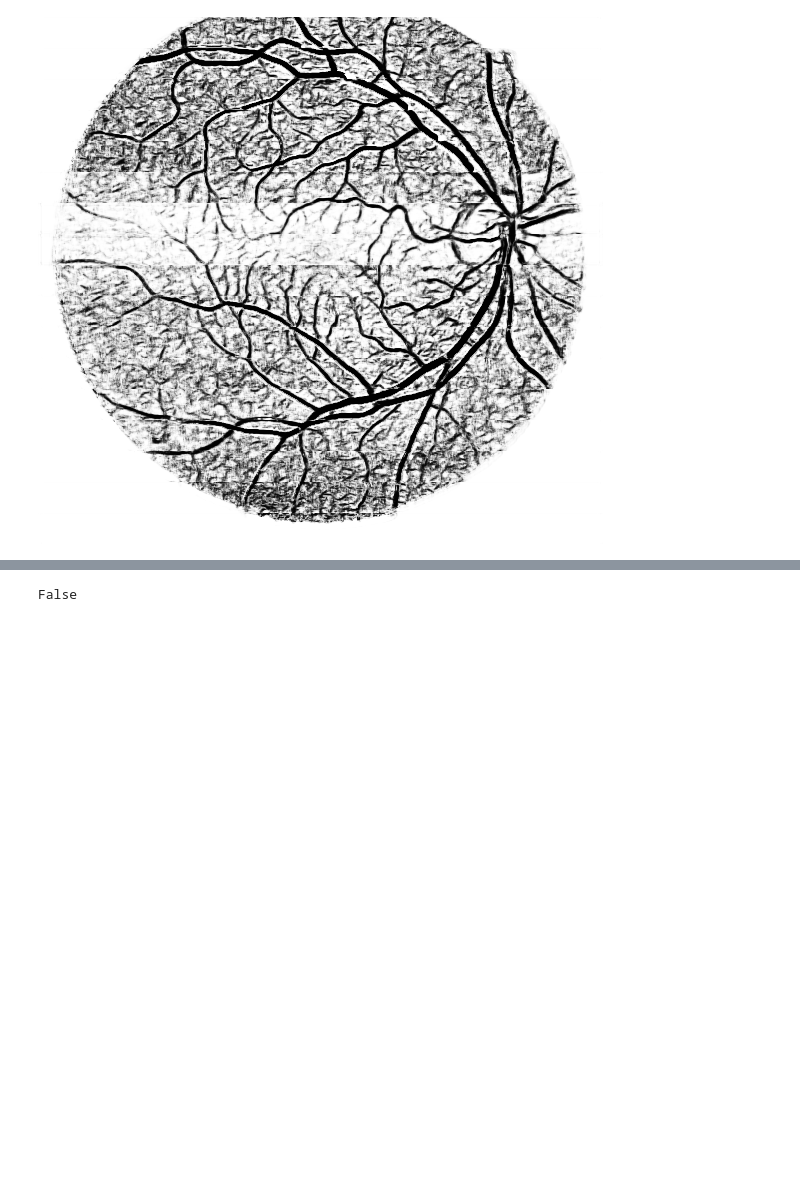
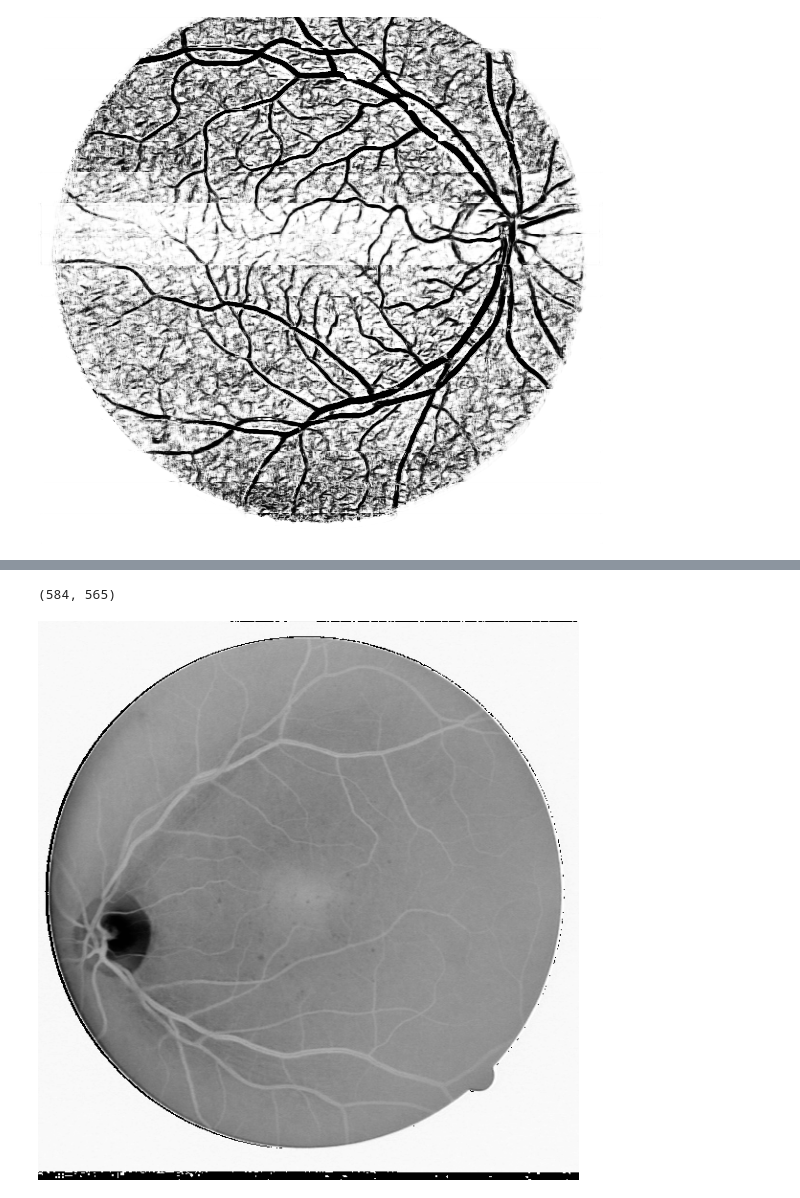
Before and after one commit to sraashis/deepdyn, a Jupyter notebook: notebook/HYBRIDNET_PyTORCH.ipynb, the cells around one changed output, grey strips where cells are left out. Cells and saved outputs as stored; diff of their text form; code cells hidden in the pictures; blank space fills up the shorter version.

```diff
--- a/notebook/HYBRIDNET_PyTORCH.ipynb
+++ b/notebook/HYBRIDNET_PyTORCH.ipynb
@@ -81,17 +78,16 @@ def get_mask_file_test(file_name):
     return file_name.split('_')[0] + '_test_mask.gif'
 
 classes = { 'background': 0, 'vessel': 1,}
-batch_size = 6
+batch_size = 2
 num_classes = len(classes)
 epochs = 5
-patch_rows = 52
-rows, cols = 584, 565
+num_rows, num_cols = 52, 565 #height by width of image of training img
 use_gpu = False
 pixel_offset = 5
 #### Images to train/validate per epoch ####
 train_size = None
 validation_size = None
-checkpoint_file = 'PytorchCheckpointHybridrow64Smart1Deep.nn.tar'
+checkpoint_file = 'PytorchCheckpointHybridrow64Smart1DeepAUGMENT.nn.tar'
 # %% [markdown]
 ### Define the network
 # %%
@@ -186,7 +182,7 @@ transform = transforms.Compose([
 # %% [markdown]
 ### Load train data
 # %%
-trainset = PatchesGenerator(Dirs=Dirs, patch_rows=patch_rows,
+trainset = PatchesGenerator(Dirs=Dirs, train_image_size=(num_rows, num_cols),
                                  transform=transform,
                                  fget_mask=get_mask_file,
                                  fget_truth=get_ground_truth_file, pixel_offset=pixel_offset, mode='train')
@@ -436 +371,7 @@ array([[3.76331691e+01, 1.93537255e+02, 3.59793137e+01, ...,
+# %%
+i[:,:,1].shape
+# %% [output]
+(584, 565)
+# %%
+a = trainset.images[0]
 # %%
@@ -438,4 +379,7 @@ import random
-# %%
-random.random()<.5
-# %% [output]
-False
+# %%
+b = copy.deepcopy(a)
+b.working_arr = b.working_arr * 255
+# %%
+IMG.fromarray(b.working_arr)
+# %% [output]
+[figure, added]
```
Also changed, not shown: parts of 27 cells of this notebook, 6 other files.
